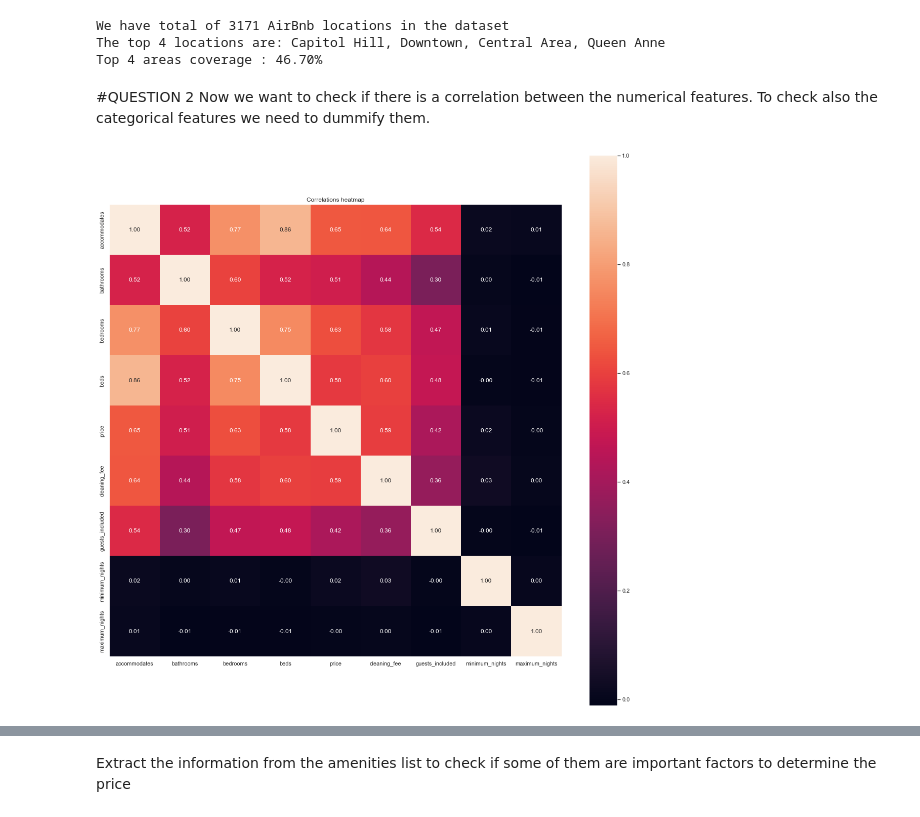
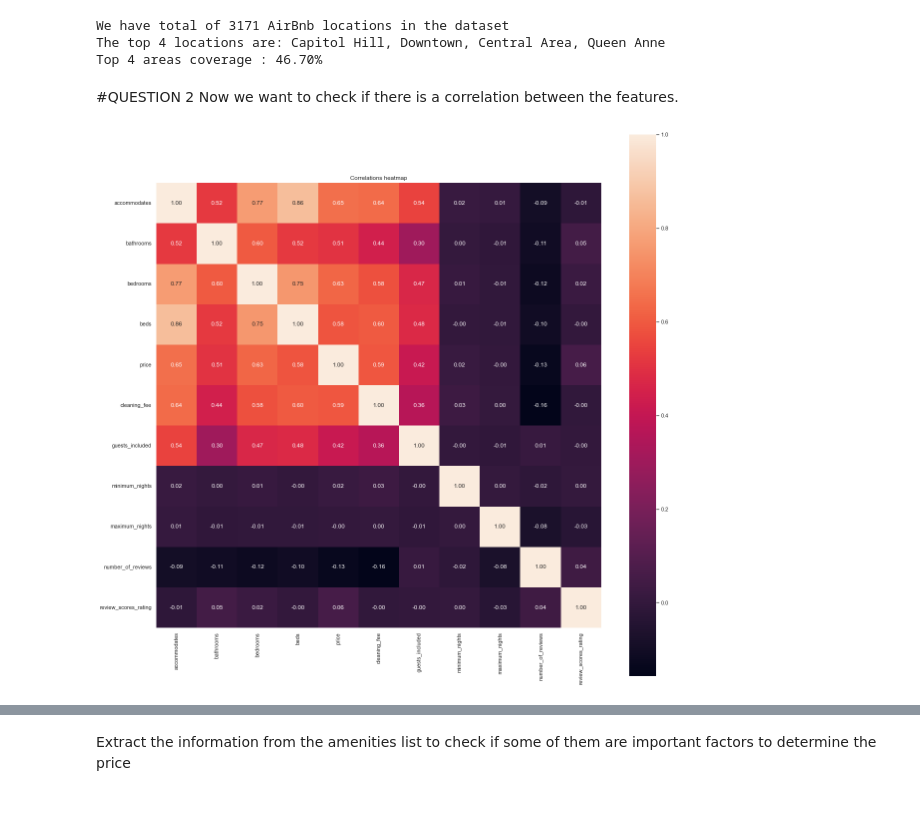
Before and after one commit to gek20/Write_a_Data_Science_Blog_Post, a Jupyter notebook: seattle_airbnb_project.ipynb, the cells around one changed output, grey strips where cells are left out. Drawn from its saved outputs; the diff is of its cells as text; code cells hidden in the pictures.

```diff
--- a/seattle_airbnb_project.ipynb
+++ b/seattle_airbnb_project.ipynb
@@ -294,7 +295,7 @@ The top 4 locations are: Capitol Hill, Downtown, Central Area, Queen Anne
 Top 4 areas coverage : 46.70%
 # %% [markdown]
 #QUESTION 2
-Now we want to check if there is a correlation between the numerical features. To check also the categorical features we need to dummify them.
+Now we want to check if there is a correlation between the features.
 # %%
 def correlation_matrix(df,columns,name="0"):
     for c in columns:
@@ -312,10 +313,10 @@ def correlation_matrix(df,columns,name="0"):
     fig.savefig('correlations_{}.png'.format(name))
     return corrs
 # %%
-col_corr=["accommodates", "bathrooms", "bedrooms", "beds", "price", "cleaning_fee", "guests_included", "minimum_nights", "maximum_nights"]#, "number_of_reviews", "review_scores_rating"]
+col_corr=["accommodates", "bathrooms", "bedrooms", "beds", "price", "cleaning_fee", "guests_included", "minimum_nights", "maximum_nights", "number_of_reviews", "review_scores_rating"]
 corr_matx=correlation_matrix(listing,col_corr,"base")
 # %% [output]
-[figure, old version]
+[figure, new version]
 # %%
 sns.set(style = 'whitegrid',context = 'notebook')
 sns.pairplot(listing[col_corr],height=3)
```
Also changed, not shown: parts of 42 cells of this notebook.
